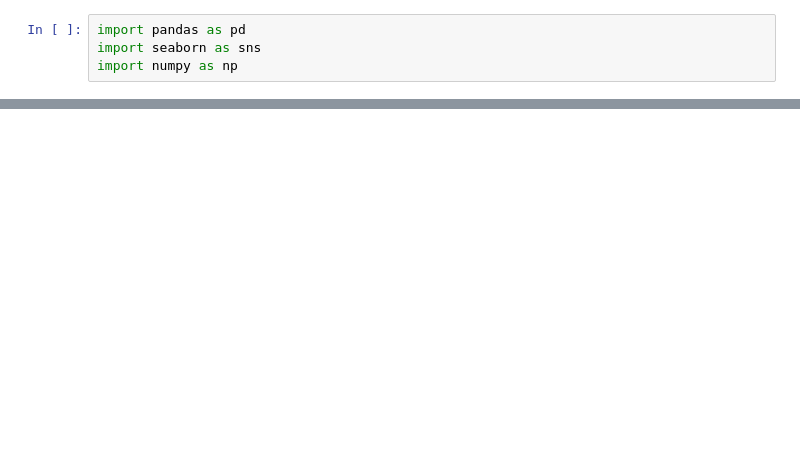
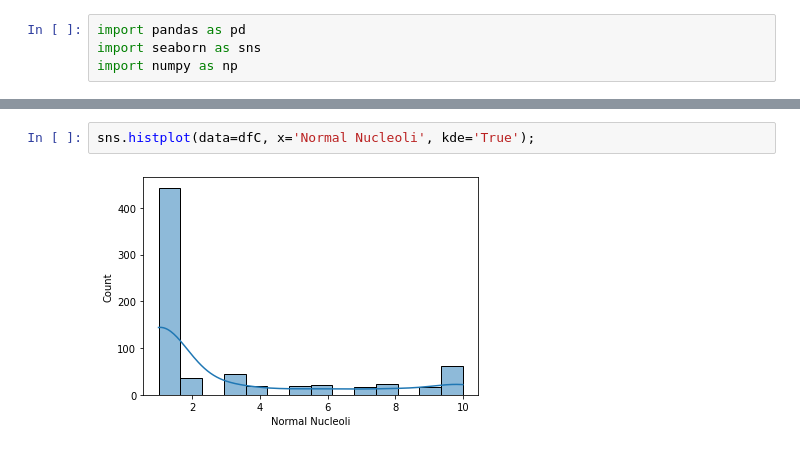
Before and after one commit to cantaruttim/Breast_Cancer_Wisconsin_Diagnostic, a Jupyter notebook: Untitled.ipynb, the cells around one changed output, grey strips where cells are left out. Saved outputs shown, nothing was run; the diff lists cells and outputs as text; blank space fills up the shorter version.

```diff
--- a/Untitled.ipynb
+++ b/Untitled.ipynb
@@ -24,0 +89,4 @@ display(dfC)
+# %%
+sns.histplot(data=dfC, x='Normal Nucleoli', kde='True');
+# %% [output]
+[figure, added]
```
Also changed, not shown: parts of 8 cells of this notebook.
